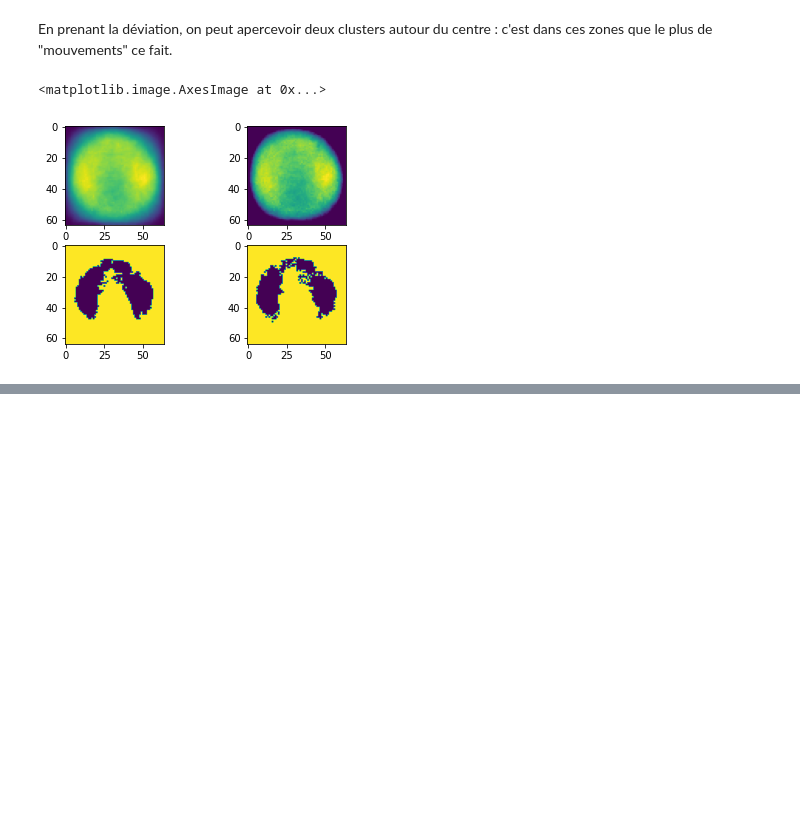
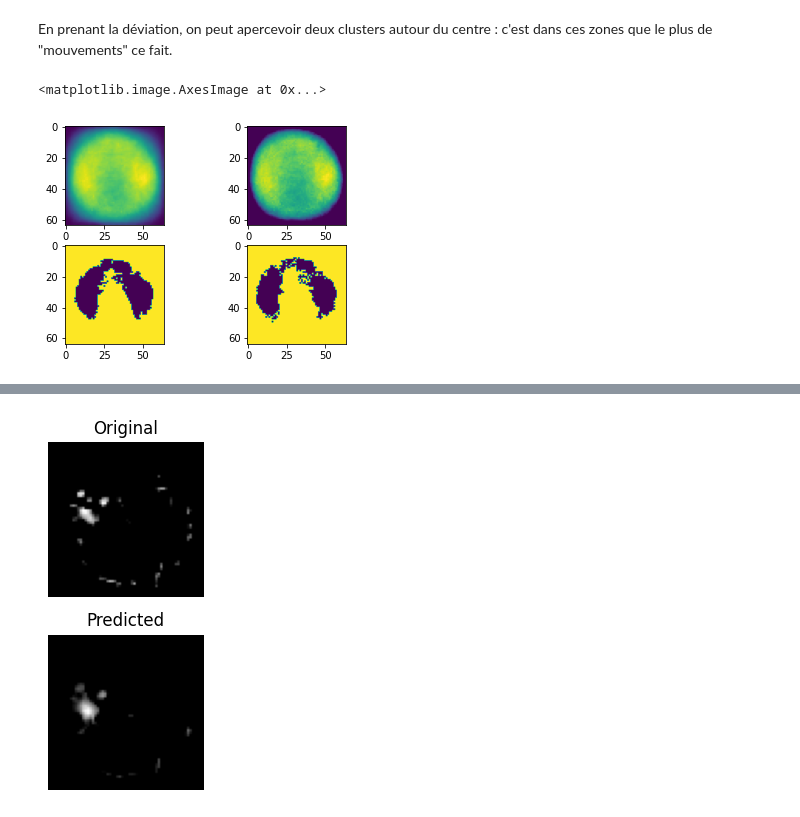
Before and after one commit to franzele21/sprite_generator, a Jupyter notebook: analyse.ipynb, the cells around one changed output, grey strips where cells are left out. Cells and saved outputs as stored; diff of their text form; code cells hidden in the pictures; blank space fills up the shorter version.

Commit message:
lstm created and trained

```diff
--- a/analyse.ipynb
+++ b/analyse.ipynb
@@ -119,3 +229,87 @@ ax[1][1].imshow(dataframe[dataframe["method"] == "std"].iloc[:, 3:].median().to_
 # %% [output]
 <matplotlib.image.AxesImage at 0x...>
 [figure]
+# %%
+from model.embedding.autoEncoder import autoAE, conv_layers_config
+from model.RNN.LSTM import LSTM
+import torch
+import matplotlib.pyplot as plt
+from torch.utils.data import DataLoader
+from model.RNN.Dataset import HomogeneousBatchDataset
+from collections import defaultdict
+
+# Charger l'autoencodeur déjà entraîné
+autoencoder = autoAE(conv_config=conv_layers_config, input_dim=64, load_path="./model/embedding/trained/autoAE_20251026_194448_mm34.pt")
+autoencoder.eval()
+
+# Charger / créer le LSTM entraîné
+# Ici on suppose que le modèle est déjà entraîné
+lstm_model = LSTM(input_size=864, hidden_size=512, num_layers=2, load_path="./model/RNN/trained/LSTM_20251027_035743_tbz9.pt")
+lstm_model.eval()
+
+device = torch.device("cuda" if torch.cuda.is_available() else "cpu")
+autoencoder.to(device)
+lstm_model.to(device)
+
+# Charger les latents
+df = pd.read_csv("clean_sprites_latents.csv", nrows=1000)
+ref = df.iloc[:, :2]        # [pkmn_nb, idx]
+latent = df.iloc[:, 2:]     # latent vectors (864,)
+X = latent.values.astype('float32')
+
+# Regrouper par Pokémon
+sequences_dict = defaultdict(list)
+for (pkmn_id, idx), latent_vec in zip(ref.values, X):
+    sequences_dict[pkmn_id].append(torch.tensor(latent_vec))
+
+all_sequences = [torch.stack(v) for v in sequences_dict.values()]
+all_sequences.sort(key=lambda x: x.shape[0])
+
+# Regrouper par longueur pour batch homogène
+seq_by_len = defaultdict(list)
+for seq in all_sequences:
+    seq_by_len[seq.shape[0]].append(seq)
+
+batch_size = 8
+batches = []
+for length, sequences in seq_by_len.items():
+    for i in range(0, len(sequences), batch_size):
+        batch = sequences[i:i+batch_size]
+        if len(batch) < batch_size:
+            while len(batch) < batch_size:
+                batch.append(batch[0].clone())
+        batch_tensor = torch.stack(batch)  # (batch_size, seq_len, 864)
+        batches.append(batch_tensor)
+
+# Séquence de test
+test_batch = batches[9]       # prendre le premier batch
+test_seq = test_batch[0]      # première séquence du batch
+
+test_seq = test_seq.unsqueeze(0).to(device)  # shape = (1, seq_len, 864)
+
+x_in = test_seq[:, :-1, :]  # toutes les frames sauf la dernière
+x_target = test_seq[:, 1:, :]  # frames suivantes réelles
+
+with torch.no_grad():
+    pred_latent, _ = lstm_model(x_in)  # (1, seq_len-1, 864)
+
+print(pred_latent[0,-1].reshape(1,24,6,6).shape, x_target[0,-1].reshape(1,24,6,6).shape)
+pred_decoded = autoencoder.decode(pred_latent[0,-1].reshape(1,24,6,6))
+target_decoded = autoencoder.decode(x_target[0,-1].reshape(1,24,6,6))
+
+num_show = min(5, pred_decoded.shape[0])
+plt.figure(figsize=(10, 4))
+for i in range(num_show):
+    # Original
+    plt.subplot(2, num_show, i+1)
+    plt.imshow(target_decoded[i, 0].cpu(), cmap='gray')
+    plt.axis('off')
+    plt.title("Original")
+    # Prédit
+    plt.subplot(2, num_show, i+1+num_show)
+    plt.imshow(pred_decoded[i, 0].cpu(), cmap='gray')
+    plt.axis('off')
+    plt.title("Predicted")
+plt.tight_layout()
+plt.show()
+# %% [output]
@@ -121,0 +321 @@ ax[1][1].imshow(dataframe[dataframe["method"] == "std"].iloc[:, 3:].median().to_
+[figure, added]
```
Also changed, not shown: parts of 10 cells of this notebook, 10 other files.
